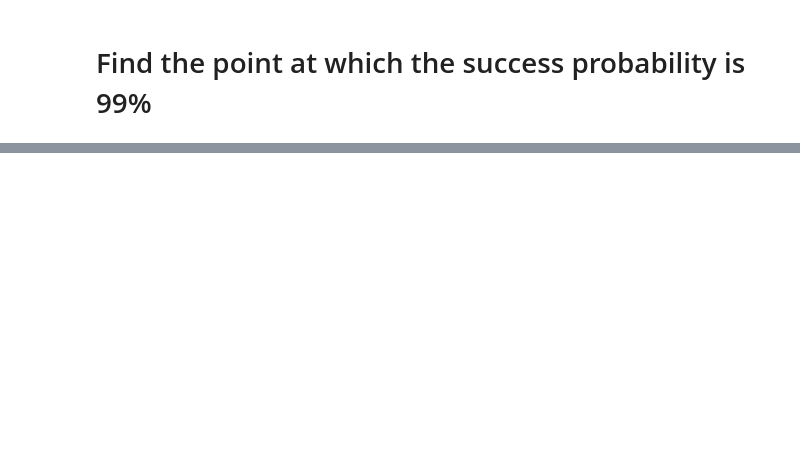
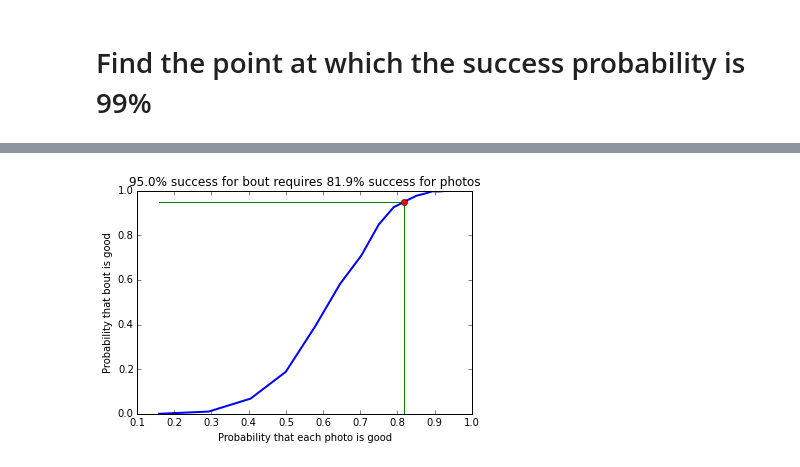
Before and after one commit to StupendousMan67/digital-hemispherical-photos, a Jupyter notebook: DHP Success Fraction Analysis.ipynb, the cells around one changed output, grey strips where cells are left out. Drawn from its saved outputs; the diff is of its cells as text; code cells hidden in the pictures; blank space fills up the shorter version.

```diff
--- a/DHP Success Fraction Analysis.ipynb
+++ b/DHP Success Fraction Analysis.ipynb
@@ -114,0 +118,20 @@ plt.show()
+# %%
+bout_success_probability = 0.95
+photo_success_probability = f(bout_success_probability)   # use interpolation function returned by `interp1d`
+# %%
+line, = plt.plot(probs, frac, 'b-', linewidth=2)
+
+x0 = min(probs)
+y0 = min(frac)
+xcut = np.array([x0,photo_success_probability,photo_success_probability])
+ycut = np.array([bout_success_probability,bout_success_probability,y0])
+plt.plot(xcut, ycut, 'g-')
+plt.plot(photo_success_probability, bout_success_probability, 'ro')
+
+plt.xlabel('Probability that each photo is good')
+plt.ylabel('Probability that bout is good')
+plt.title("%.1f%% success for bout requires %.1f%% success for photos"
+    % (bout_success_probability*100., photo_success_probability*100.))
+plt.show()
+# %% [output]
+[figure, added]
```
Also changed, not shown: parts of 5 cells of this notebook.
